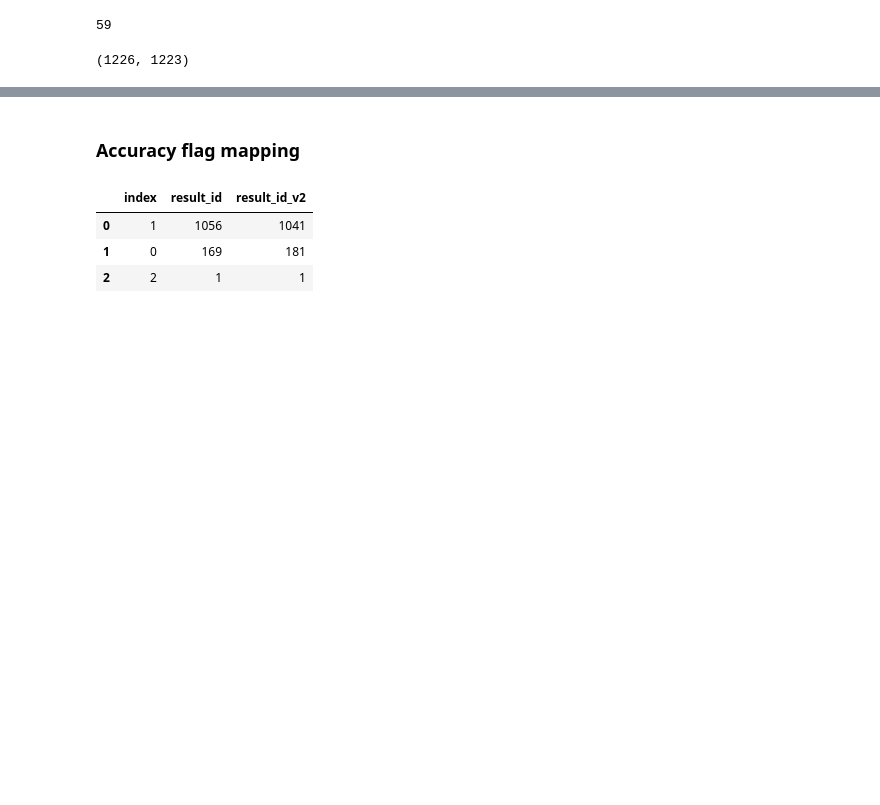
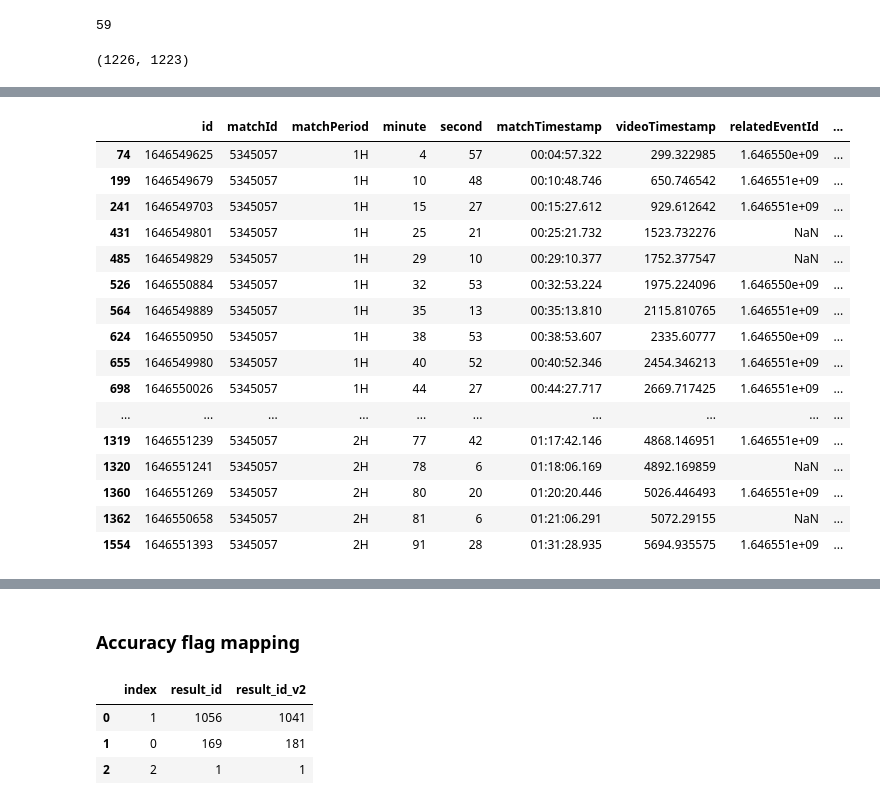
Before and after one commit to liammoore44/wyscout-spadl-conversion, a Jupyter notebook: test_notebooks/Wyscout-conversion.ipynb, the cells around one changed output, grey strips where cells are left out. Cells and saved outputs as stored; diff of their text form; code cells hidden in the pictures; blank space fills up the shorter version.

```diff
--- a/test_notebooks/Wyscout-conversion.ipynb
+++ b/test_notebooks/Wyscout-conversion.ipynb
@@ -627,0 +687,4 @@ compare
+# %%
+from socceraction.spadl.wyscout_v3 import make_new_positions as make_new_positions_v3
+
+updated_positions = make_new_positions_v3(v3_df)
@@ -627,0 +700,31 @@ compare
+# %%
+merged_df = pd.merge(converted_positions[['event_id', 'start_x', 'end_x']],
+                     updated_positions[['id', 'start_x', 'end_x']],
+                     right_on='id', left_on='event_id',
+                     suffixes=('_v2', '_v3'))
+
+compare_result = merged_df['end_x_v2'] == merged_df['end_x_v3']
+
+# Step 3: Filter the merged dataframe to get the rows with different values
+different_rows = merged_df[~compare_result]
+# %%
+wrong_coords = different_rows.loc[(different_rows.end_x_v2 - different_rows.end_x_v3) > 10]
+v3_df.loc[v3_df.id.isin(wrong_coords.event_id.values)]
+# %% [output]
+|  | id | matchId | matchPeriod | minute | second | matchTimestamp | videoTimestamp | relatedEventId | ... |
+| 74 | 1646549625 | 5345057 | 1H | 4 | 57 | 00:04:57.322 | 299.322985 | 1.646550e+09 | ... |
+| 199 | 1646549679 | 5345057 | 1H | 10 | 48 | 00:10:48.746 | 650.746542 | 1.646551e+09 | ... |
+| 241 | 1646549703 | 5345057 | 1H | 15 | 27 | 00:15:27.612 | 929.612642 | 1.646551e+09 | ... |
+| 431 | 1646549801 | 5345057 | 1H | 25 | 21 | 00:25:21.732 | 1523.732276 | NaN | ... |
+| 485 | 1646549829 | 5345057 | 1H | 29 | 10 | 00:29:10.377 | 1752.377547 | NaN | ... |
+| 526 | 1646550884 | 5345057 | 1H | 32 | 53 | 00:32:53.224 | 1975.224096 | 1.646550e+09 | ... |
+| 564 | 1646549889 | 5345057 | 1H | 35 | 13 | 00:35:13.810 | 2115.810765 | 1.646551e+09 | ... |
+| 624 | 1646550950 | 5345057 | 1H | 38 | 53 | 00:38:53.607 | 2335.60777 | 1.646550e+09 | ... |
+| 655 | 1646549980 | 5345057 | 1H | 40 | 52 | 00:40:52.346 | 2454.346213 | 1.646551e+09 | ... |
+| 698 | 1646550026 | 5345057 | 1H | 44 | 27 | 00:44:27.717 | 2669.717425 | 1.646551e+09 | ... |
+| ... | ... | ... | ... | ... | ... | ... | ... | ... | ... |
+| 1319 | 1646551239 | 5345057 | 2H | 77 | 42 | 01:17:42.146 | 4868.146951 | 1.646551e+09 | ... |
+| 1320 | 1646551241 | 5345057 | 2H | 78 | 6 | 01:18:06.169 | 4892.169859 | NaN | ... |
+| 1360 | 1646551269 | 5345057 | 2H | 80 | 20 | 01:20:20.446 | 5026.446493 | 1.646551e+09 | ... |
+| 1362 | 1646550658 | 5345057 | 2H | 81 | 6 | 01:21:06.291 | 5072.29155 | NaN | ... |
+| 1554 | 1646551393 | 5345057 | 2H | 91 | 28 | 01:31:28.935 | 5694.935575 | 1.646551e+09 | ... |
```
Also changed, not shown: parts of 15 cells of this notebook, 2 other files.
